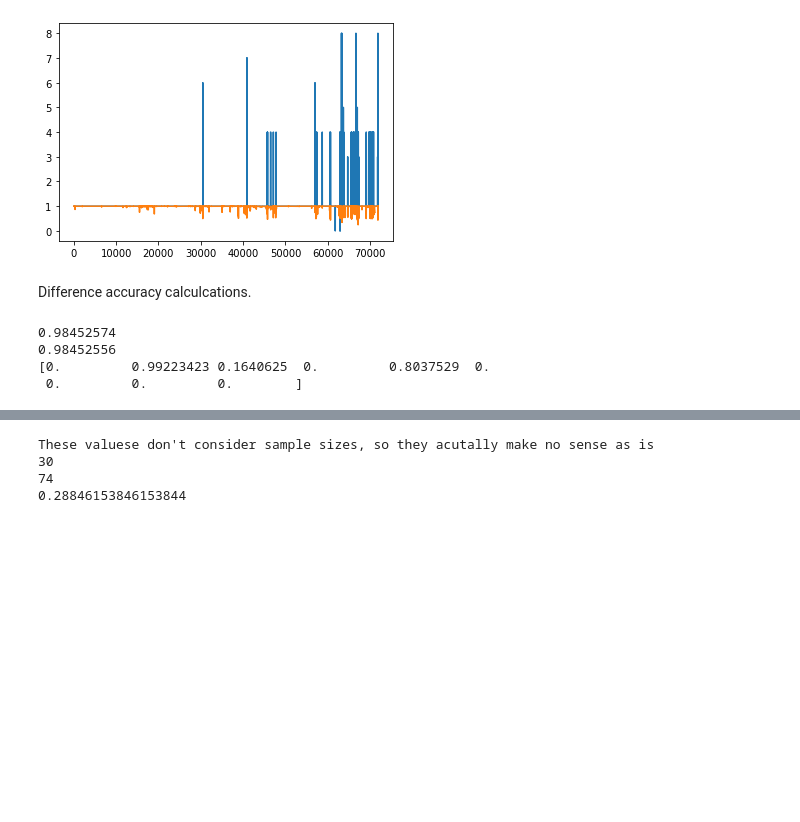
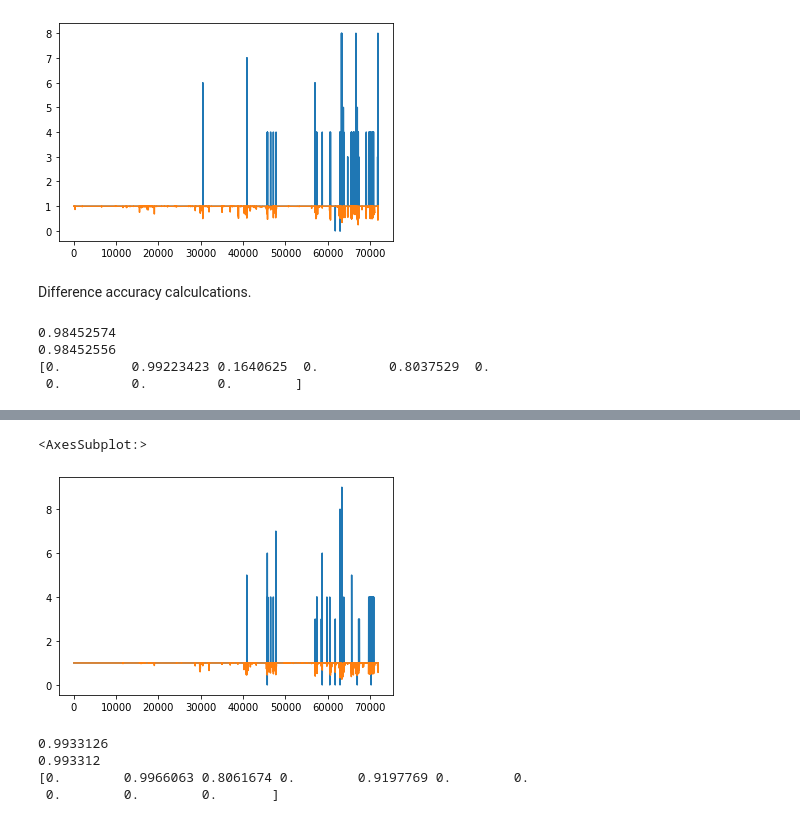
Before and after one commit to kiview/winkie, a Jupyter notebook: _using_model.ipynb, the cells around one changed output, grey strips where cells are left out. Cells and saved outputs as stored; diff of their text form; code cells hidden in the pictures; blank space fills up the shorter version.

Commit message:
Add sliding window
Co-authored-by: Neslihan Wittek <neslihanedes@gmail.com>

```diff
--- a/_using_model.ipynb
+++ b/_using_model.ipynb
@@ -17,11 +17,17 @@ import re
 # TODO: this is implicitly coupled to the model
 features = [('head', 'x'), ('head', 'y'), ('tail', 'x'), ('left_neck', 'y'), ('right_neck', 'y')]
 
-def build_timeseries(df, features, timeslice_length):
+def build_timeseries(df, features, timeslice_length, sliding):
     "Split the data in `df` into timeseries segments of length `timeslice_length` containing given `features`."
 
     segments = []
-    for i in range(0, len(df) - timeslice_length + 1, timeslice_length):
+
+    if sliding:
+        step = 1
+    else:
+        step = timeslice_length
+
+    for i in range(0, len(df) - timeslice_length + 1, step):
         s = []
         i_end = i + timeslice_length
         for f in features:
@@ -31,7 +37,9 @@ def build_timeseries(df, features, timeslice_length):
 
     return np.asarray(segments).reshape(-1, timeslice_length, len(features))
 
-def apply_model_and_check_performance(model_name, result_file_name, expted_label_file_name, label_mapping):
+
+
+def apply_model_and_check_performance(model_name, result_file_name, expted_label_file_name, label_mapping, sliding=False):
     p = re.compile(r'(^[A-Za-z_]*) *= *(?:slice)? ?\((\d*), ?(\d*)\)')
     behaviours = []
     with open(expted_label_file_name) as f:
@@ -50,12 +58,16 @@ def apply_model_and_check_performance(model_name, result_file_name, expted_label
 
 
     timeslice = 7
-    segments = build_timeseries(df, features, timeslice)
+    segments = build_timeseries(df, features, timeslice, sliding=sliding)
 
     predictions = model.predict(segments)
 
-    classes = pd.Series(np.argmax(predictions, axis = 1)).repeat(timeslice).reset_index(drop=True)
-    confidence = pd.Series(np.max(predictions, axis = 1)).repeat(timeslice).reset_index(drop=True)
+    if sliding:
+        classes = pd.Series(np.argmax(predictions, axis = 1))
+        confidence = pd.Series(np.max(predictions, axis = 1))
+    else:
+        classes = pd.Series(np.argmax(predictions, axis = 1)).repeat(timeslice).reset_index(drop=True)
+        confidence = pd.Series(np.max(predictions, axis = 1)).repeat(timeslice).reset_index(drop=True)
 
     df['class'] = classes
     df['class'] = df['class'].replace(np.NaN, 1.0)
@@ -292,10 +270,14 @@ precision = tp / (tp + fp)
-# %%
-print("These valuese don't consider sample sizes, so they acutally make no sense as is")
-print(tp)
-print(fp)
-print(precision)
-# %% [output]
-These valuese don't consider sample sizes, so they acutally make no sense as is
-30
-74
-0.28846153846153844
+# %%
+# TODO: save and load from a file after training
+label_mapping = [
+    'back_preening', 'base', 'body_pump', 'feather_clapping', 'front_preening', 'head_shake', 'not_defined',
+    'scratch_with_feet', 'standing_shaking', 'tail_shake']
+
+df, df_p, pred = apply_model_and_check_performance("model_7s-500e-256b-0015L-nosampling-sliding",
+    '233_monhab_gopro_cut_day1DLC_resnet50_goprovrJul24shuffle1_1030000.h5',
+    "completely_labelled_233monhabday1.txt", label_mapping, sliding=True)
+df['class'].plot()
+df['confidence'].plot()
+# %% [output]
+<AxesSubplot:>
+[figure, added]
@@ -301,0 +300,21 @@ These valuese don't consider sample sizes, so they acutally make no sense as is
+# %%
+calc_accuracy(df)
+
+ytrue = []
+for i, v in df['expected_class'].items():
+    exp = [0] * 10
+    exp[int(v)] = 1
+    ytrue.append(exp)
+
+metric = tf.keras.metrics.CategoricalAccuracy()
+metric.update_state(ytrue[:-6], pred)
+print(metric.result().numpy())
+
+metric = tfa.metrics.F1Score(num_classes=len(ytrue[0]), threshold=None)
+metric.update_state(ytrue[:-6], pred)
+print(metric.result().numpy())
+# %% [output]
+0.9933126
+0.993312
+[0.        0.9966063 0.8061674 0.        0.9197769 0.        0.
+ 0.        0.        0.       ]
```
Also changed, not shown: parts of 10 cells of this notebook, 8 other files.
